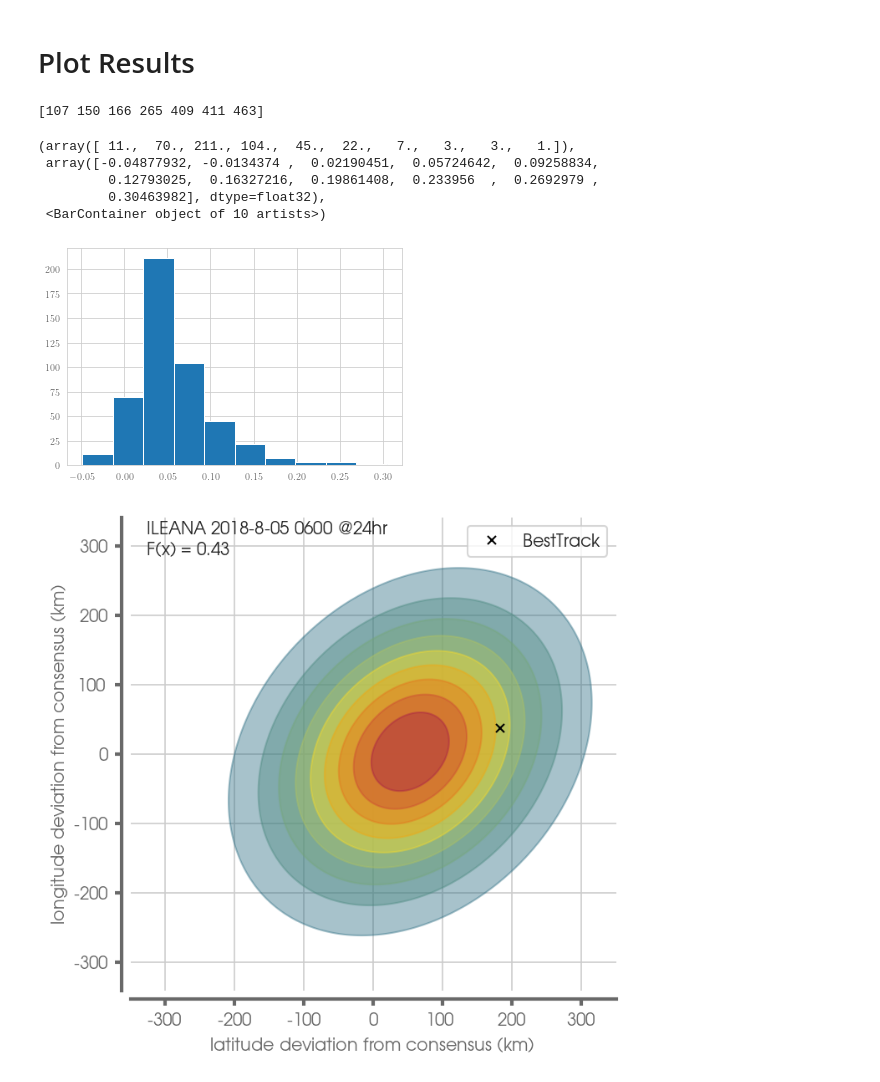
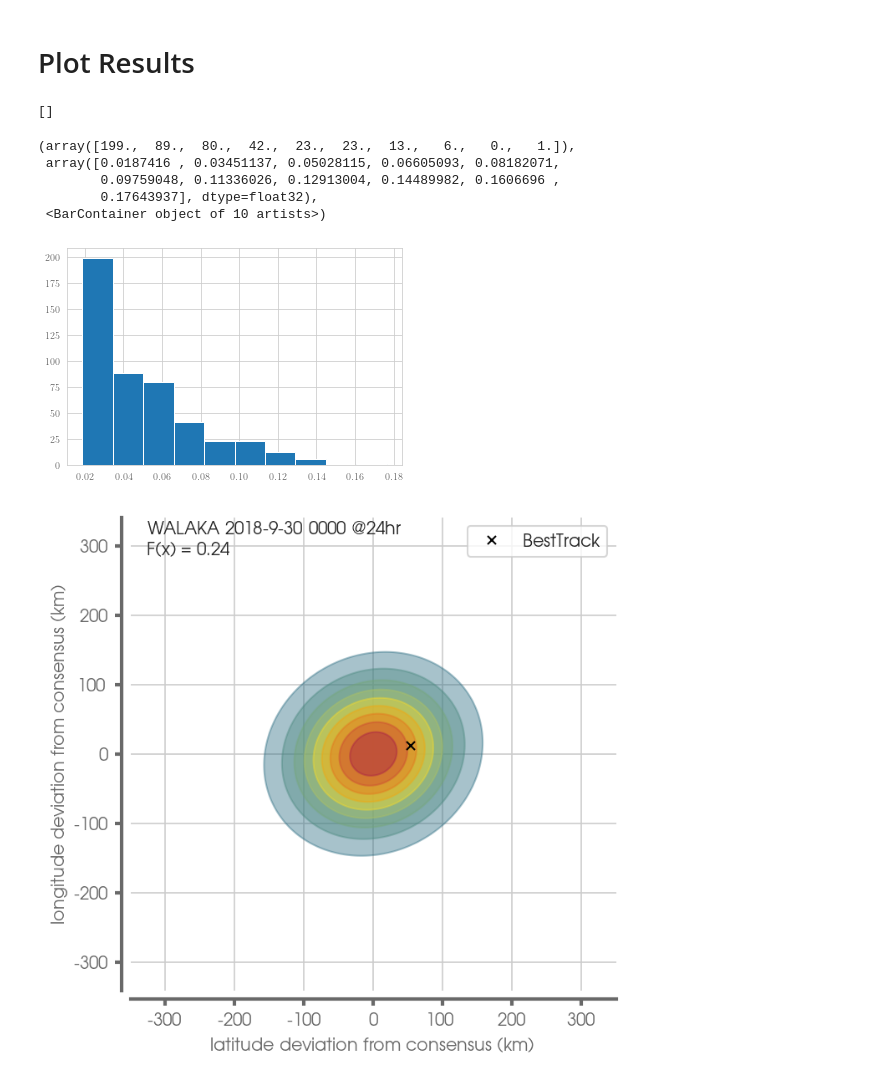
Before and after one commit to mafern/tcane_track, a Jupyter notebook: bivariate_normal/_plot_model_predictions.ipynb, the cells around one changed output. Saved outputs shown, nothing was run; the diff lists cells and outputs as text; code cells hidden in the pictures.

```diff
--- a/bivariate_normal/_plot_model_predictions.ipynb
+++ b/bivariate_normal/_plot_model_predictions.ipynb
@@ -36,8 +36,8 @@ mpl.rcParams["figure.facecolor"] = "white"
 # mpl.rcParams['savefig.dpi'] = 300
 np.warnings.filterwarnings("ignore", category=np.VisibleDeprecationWarning)
 # %%
-EXP_NAME = "bivariate_normal_101_EPCP24"
-RNG_SEED = 123
+EXP_NAME = "centered_bivariate_normal_101_EPCP24"
+RNG_SEED = 1
 TESTING_YEAR = 2018
 # %%
 # GET PREDICTIONS
@@ -60,7 +60,7 @@ settings["years_test"] = (TESTING_YEAR,)
     df_val,
     df_test,
     df_valtest,
-) = build_hurricane_data(DATA_PATH, settings, verbose=0)
+) = build_data(DATA_PATH, settings, verbose=0)
 
 # load the model
 model_name = (
@@ -70,7 +70,7 @@ model_name = (
     + "_"
     + settings["uncertainty_type"]
     + "_"
-    + f"network_seed_{network_seed}_rng_seed_{settings['rng_seed']}"
+    + f"rng_seed_{settings['rng_seed']}"
 )
 model = tf.keras.models.load_model(MODEL_PATH + model_name + "_model", compile=False)
 y_pred_test = model.predict(x_test)
@@ -166,13 +166,13 @@ i = np.where(y_pred_test[:, -1] > 0.2)[0]
 print(i)
 plt.hist(y_pred_test[:, -1])
 # %% [output]
-[107 150 166 265 409 411 463]
+[]
-(array([ 11.,  70., 211., 104.,  45.,  22.,   7.,   3.,   3.,   1.]),
- array([-0.04877932, -0.0134374 ,  0.02190451,  0.05724642,  0.09258834,
-         0.12793025,  0.16327216,  0.19861408,  0.233956  ,  0.2692979 ,
-         0.30463982], dtype=float32),
+(array([199.,  89.,  80.,  42.,  23.,  23.,  13.,   6.,   0.,   1.]),
+ array([0.0187416 , 0.03451137, 0.05028115, 0.06605093, 0.08182071,
+        0.09759048, 0.11336026, 0.12913004, 0.14489982, 0.1606696 ,
+        0.17643937], dtype=float32),
  <BarContainer object of 10 artists>)
-[figure, old version]
+[figure, new version]
 # %%
 imp.reload(mahalanobis)
 import cmasher as cmr
@@ -181,7 +181,7 @@ COLOR = cmr.take_cmap_colors("cmr.pride", 9, cmap_range=(0.2, 0.8), return_fmt="
 # COLOR = cmr.take_cmap_colors('cmr.ember', 9, cmap_range=(0.2, 0.8), return_fmt='hex')
 
 
-sample_plot = 265
+sample_plot = 1
 mval = 200
 inc = 2
 
@@ -209,34 +209,34 @@ mahalanobis.plot_cdf(
 )
 plt.legend()
 cdf_val = mahalanobis.compute_cdf(
     mu_u,
     mu_v,
     sigma_u,
     sigma_v,
     rho,
     onehot_test[sample_plot, 0],
     onehot_test[sample_plot, 1],
 )
 
 plt.axis("equal")
 plt.yticks(
     np.arange(-300, 500, 100),
     np.arange(-300, 500, 100),
 )
 plt.xticks(
     np.arange(-300, 500, 100),
     np.arange(-300, 500, 100),
 )
 plt.xlim(-350, 350)
 plt.ylim(-350, 350)
 plt.text(-325, 290, details + "\nF(x) = " + str(cdf_val.round(2)))
 plt.xlabel("latitude deviation from consensus (km)")
 plt.ylabel("longitude deviation from consensus (km)")
 
 plots.format_spines(plt.gca())
 plt.show()
 # %% [output]
-[figure, old version]
+[figure, new version]
 # %%
 bins = np.linspace(0, 1, 11)
 bins_inc = bins[1] - bins[0]
```
Also changed, not shown: parts of 3 cells of this notebook, 15 other files.
